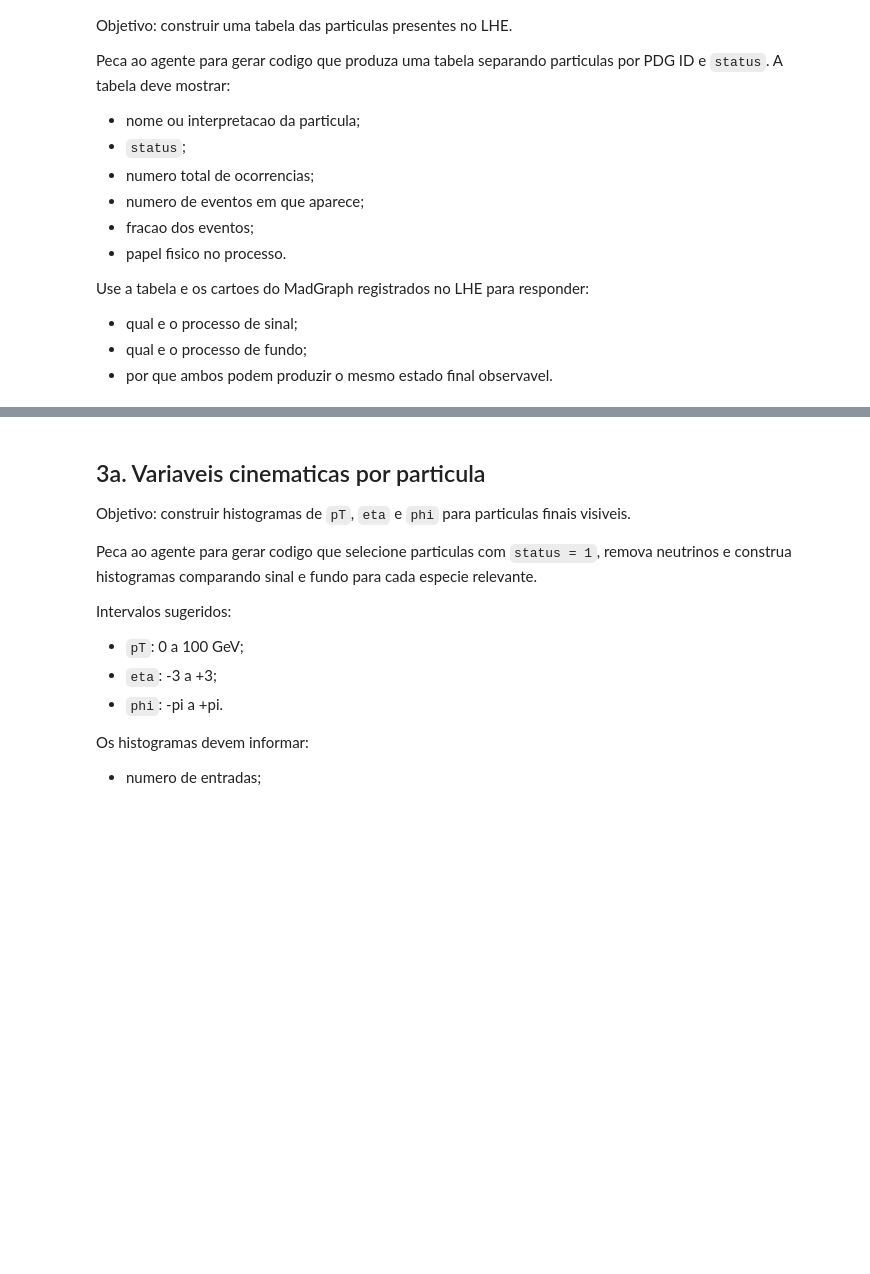
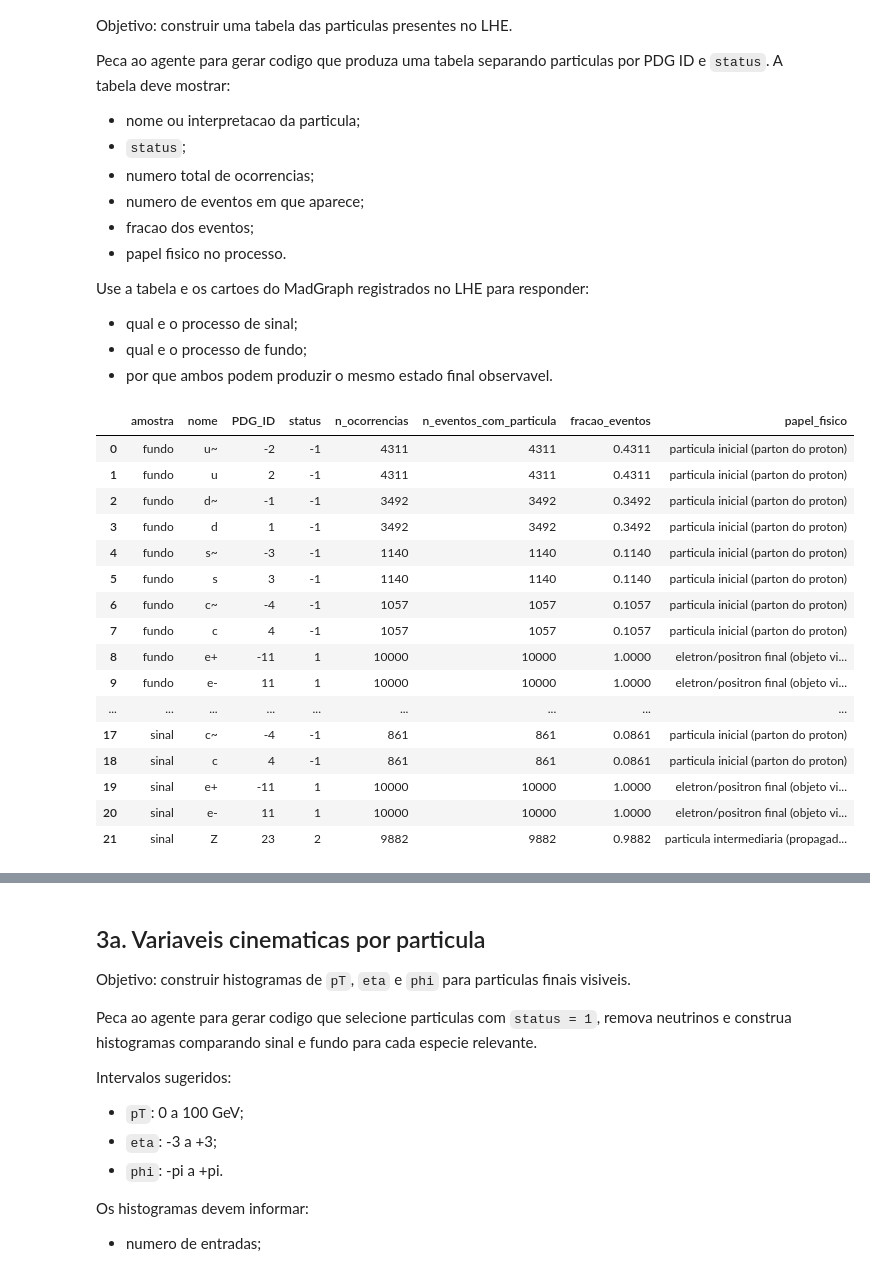
Before and after one commit to FIS01214/tarefa4, a Jupyter notebook: notebooks/03_leitura_dataframe.ipynb, the cells around one changed output, grey strips where cells are left out. Cells and saved outputs as stored; diff of their text form; code cells hidden in the pictures; blank space fills up the shorter version.

```diff
--- a/notebooks/03_leitura_dataframe.ipynb
+++ b/notebooks/03_leitura_dataframe.ipynb
@@ -93,3 +347,50 @@ Use a tabela e os cartoes do MadGraph registrados no LHE para responder:
 - qual e o processo de sinal;
 - qual e o processo de fundo;
 - por que ambos podem produzir o mesmo estado final observavel.
+# %%
+# Inventario de particulas: contagem por PDG ID e status
+def papel_fisico(pdg, status):
+    if status == -1:
+        return "particula inicial (parton do proton)"
+    if status == 2:
+        return "particula intermediaria (propagador/ressonancia)"
+    if status == 1:
+        if abs(pdg) == 11:
+            return "eletron/positron final (objeto visivel)"
+        if abs(pdg) in NEUTRINOS:
+            return "neutrino final (nao detectavel)"
+        return "particula final visivel"
+    return "outro"
+
+contagem = (particulas.groupby(["amostra", "PDG_ID", "status"])
+            .size().reset_index(name="n_ocorrencias"))
+n_eventos_com = (particulas.groupby(["amostra", "PDG_ID", "status"])["evento"]
+                 .nunique().reset_index(name="n_eventos_com_particula"))
+inventario = contagem.merge(n_eventos_com, on=["amostra", "PDG_ID", "status"])
+inventario["n_eventos_amostra"] = inventario["amostra"].map(n_tot)
+inventario["fracao_eventos"] = inventario["n_eventos_com_particula"] / inventario["n_eventos_amostra"]
+inventario["nome"] = inventario["PDG_ID"].map(NOMES_PDG).fillna(inventario["PDG_ID"].astype(str))
+inventario["papel_fisico"] = inventario.apply(lambda r: papel_fisico(r["PDG_ID"], r["status"]), axis=1)
+inventario = inventario.sort_values(["amostra", "status", "n_ocorrencias"], ascending=[True, True, False])
+
+cols = ["amostra", "nome", "PDG_ID", "status", "n_ocorrencias",
+        "n_eventos_com_particula", "fracao_eventos", "papel_fisico"]
+display(inventario[cols].reset_index(drop=True))
+# %% [output]
+|  | amostra | nome | PDG_ID | status | n_ocorrencias | n_eventos_com_particula | fracao_eventos | papel_fisico |
+| 0 | fundo | u~ | -2 | -1 | 4311 | 4311 | 0.4311 | particula inicial (parton do proton) |
+| 1 | fundo | u | 2 | -1 | 4311 | 4311 | 0.4311 | particula inicial (parton do proton) |
+| 2 | fundo | d~ | -1 | -1 | 3492 | 3492 | 0.3492 | particula inicial (parton do proton) |
+| 3 | fundo | d | 1 | -1 | 3492 | 3492 | 0.3492 | particula inicial (parton do proton) |
+| 4 | fundo | s~ | -3 | -1 | 1140 | 1140 | 0.1140 | particula inicial (parton do proton) |
+| 5 | fundo | s | 3 | -1 | 1140 | 1140 | 0.1140 | particula inicial (parton do proton) |
+| 6 | fundo | c~ | -4 | -1 | 1057 | 1057 | 0.1057 | particula inicial (parton do proton) |
+| 7 | fundo | c | 4 | -1 | 1057 | 1057 | 0.1057 | particula inicial (parton do proton) |
+| 8 | fundo | e+ | -11 | 1 | 10000 | 10000 | 1.0000 | eletron/positron final (objeto vi... |
+| 9 | fundo | e- | 11 | 1 | 10000 | 10000 | 1.0000 | eletron/positron final (objeto vi... |
+| ... | ... | ... | ... | ... | ... | ... | ... | ... |
+| 17 | sinal | c~ | -4 | -1 | 861 | 861 | 0.0861 | particula inicial (parton do proton) |
+| 18 | sinal | c | 4 | -1 | 861 | 861 | 0.0861 | particula inicial (parton do proton) |
+| 19 | sinal | e+ | -11 | 1 | 10000 | 10000 | 1.0000 | eletron/positron final (objeto vi... |
+| 20 | sinal | e- | 11 | 1 | 10000 | 10000 | 1.0000 | eletron/positron final (objeto vi... |
+| 21 | sinal | Z | 23 | 2 | 9882 | 9882 | 0.9882 | particula intermediaria (propagad... |
```
Also changed, not shown: parts of 19 cells of this notebook, 11 other files.
